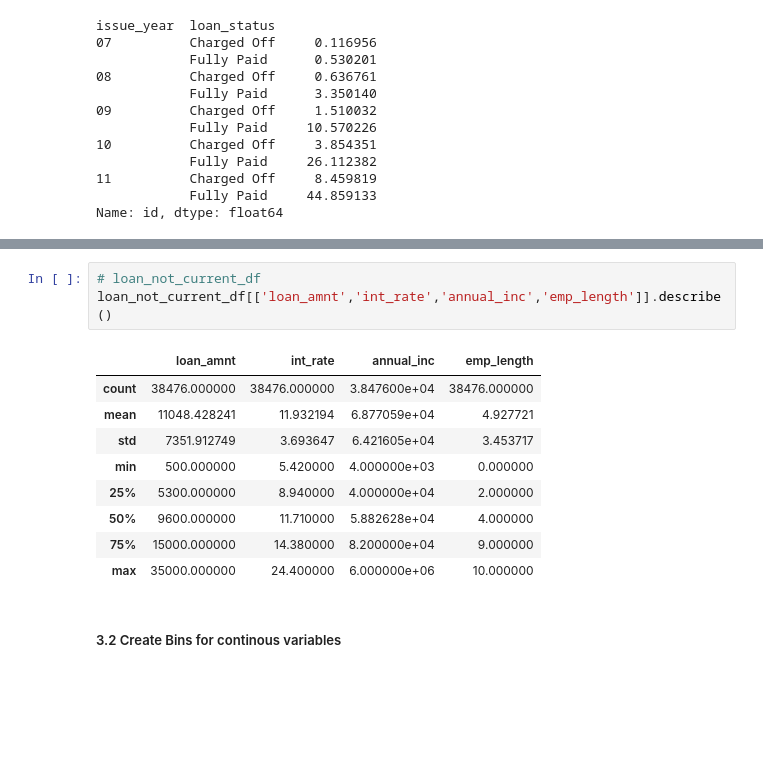
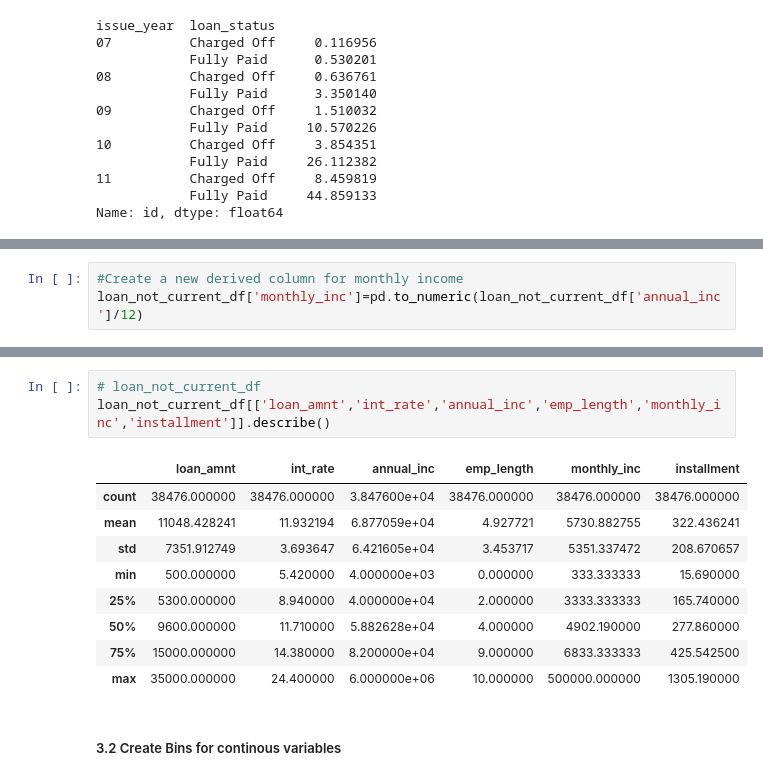
Before and after one commit to gauravsoni1112/Data-Science-Project, a Jupyter notebook: Gramener-Case-Study/Gramener-Case-Study.ipynb, the cells around one changed output, grey strips where cells are left out. Saved outputs shown, nothing was run; the diff lists cells and outputs as text; blank space fills up the shorter version.

```diff
--- a/Gramener-Case-Study/Gramener-Case-Study.ipynb
+++ b/Gramener-Case-Study/Gramener-Case-Study.ipynb
@@ -446,0 +515,3 @@ Name: id, dtype: float64
+# %%
+#Create a new derived column for monthly income
+loan_not_current_df['monthly_inc']=pd.to_numeric(loan_not_current_df['annual_inc']/12)
@@ -447,16 +528,16 @@ Name: id, dtype: float64
 # %%
 # loan_not_current_df
-loan_not_current_df[['loan_amnt','int_rate','annual_inc','emp_length']].describe()
+loan_not_current_df[['loan_amnt','int_rate','annual_inc','emp_length','monthly_inc','installment']].describe()
 # %% [output]
-|  | loan_amnt | int_rate | annual_inc | emp_length |
-| count | 38476.000000 | 38476.000000 | 3.847600e+04 | 38476.000000 |
-| mean | 11048.428241 | 11.932194 | 6.877059e+04 | 4.927721 |
-| std | 7351.912749 | 3.693647 | 6.421605e+04 | 3.453717 |
-| min | 500.000000 | 5.420000 | 4.000000e+03 | 0.000000 |
-| 25% | 5300.000000 | 8.940000 | 4.000000e+04 | 2.000000 |
-| 50% | 9600.000000 | 11.710000 | 5.882628e+04 | 4.000000 |
-| 75% | 15000.000000 | 14.380000 | 8.200000e+04 | 9.000000 |
-| max | 35000.000000 | 24.400000 | 6.000000e+06 | 10.000000 |
+|  | loan_amnt | int_rate | annual_inc | emp_length | monthly_inc | installment |
+| count | 38476.000000 | 38476.000000 | 3.847600e+04 | 38476.000000 | 38476.000000 | 38476.000000 |
+| mean | 11048.428241 | 11.932194 | 6.877059e+04 | 4.927721 | 5730.882755 | 322.436241 |
+| std | 7351.912749 | 3.693647 | 6.421605e+04 | 3.453717 | 5351.337472 | 208.670657 |
+| min | 500.000000 | 5.420000 | 4.000000e+03 | 0.000000 | 333.333333 | 15.690000 |
+| 25% | 5300.000000 | 8.940000 | 4.000000e+04 | 2.000000 | 3333.333333 | 165.740000 |
+| 50% | 9600.000000 | 11.710000 | 5.882628e+04 | 4.000000 | 4902.190000 | 277.860000 |
+| 75% | 15000.000000 | 14.380000 | 8.200000e+04 | 9.000000 | 6833.333333 | 425.542500 |
+| max | 35000.000000 | 24.400000 | 6.000000e+06 | 10.000000 | 500000.000000 | 1305.190000 |
 # %% [markdown]
 ##### 3.2 Create Bins for continous variables
 # %%
```
Also changed, not shown: parts of 41 cells of this notebook, 1 other file.
